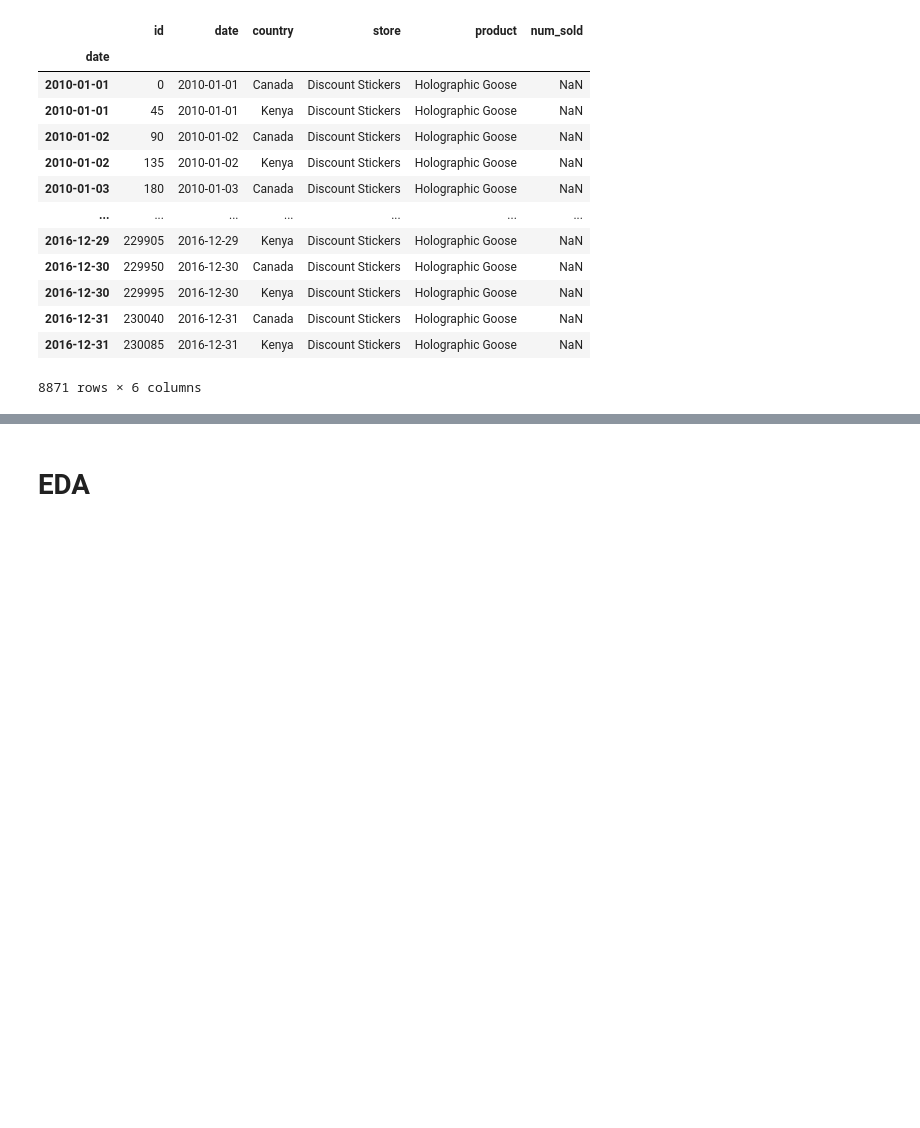
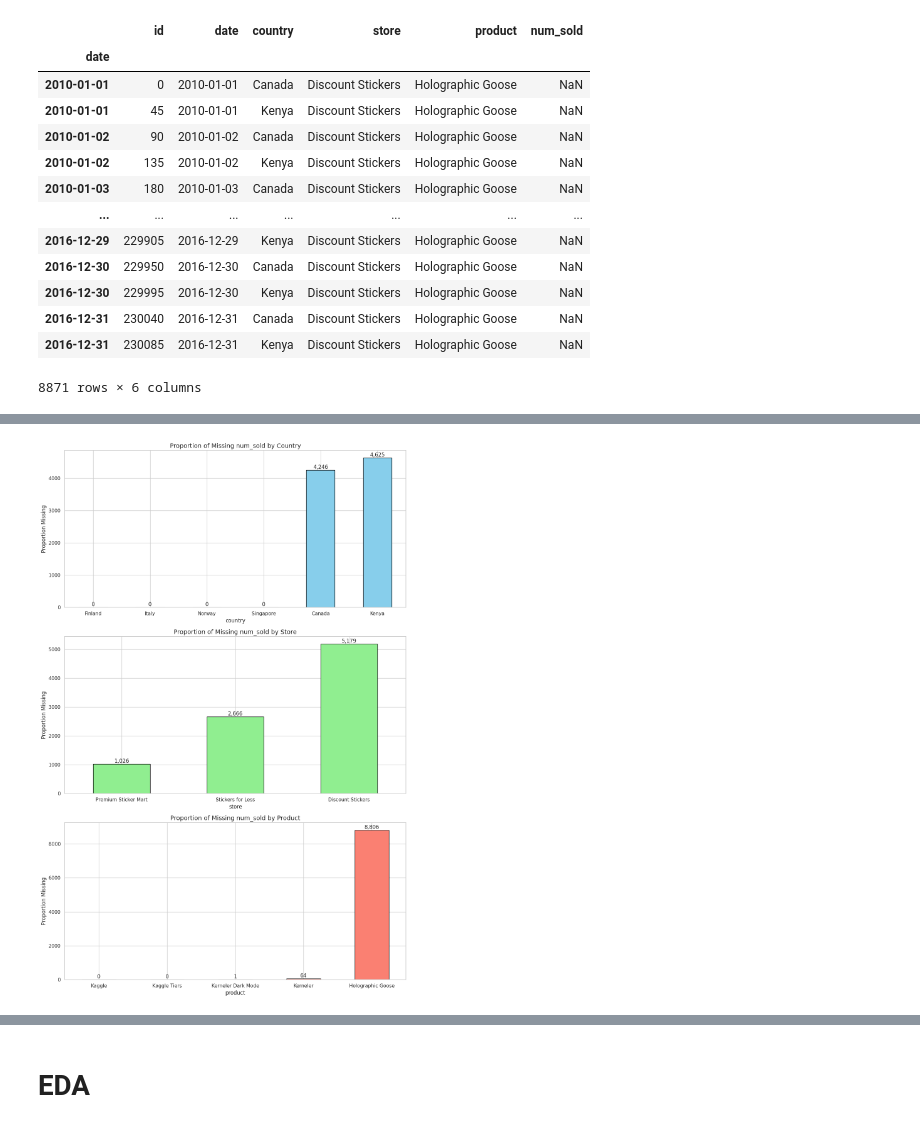
Before and after one commit to ROUSenghak/kaggle_Sales_Forecasting, a Jupyter notebook: FSS_EDA.ipynb, the cells around one changed output, grey strips where cells are left out. Drawn from its saved outputs; the diff is of its cells as text; code cells hidden in the pictures; blank space fills up the shorter version.

```diff
--- a/FSS_EDA.ipynb
+++ b/FSS_EDA.ipynb
@@ -95,3 +95,7 @@ null_data
 | 2016-12-31 | 230040 | 2016-12-31 | Canada | Discount Stickers | Holographic Goose | NaN |
 | 2016-12-31 | 230085 | 2016-12-31 | Kenya | Discount Stickers | Holographic Goose | NaN |
 8871 rows × 6 columns
+# %%
+train_df['missing_num_sold'] = train_df['num_sold'].isnull()
+
+train_df.head()
@@ -98,3 +110,41 @@ null_data
+# %%
+missing_by_country = train_df.groupby('country')['missing_num_sold'].sum()
+missing_by_store = train_df.groupby('store')['missing_num_sold'].sum()
+missing_by_product = train_df.groupby('product')['missing_num_sold'].sum()
+
+fig, axes = plt.subplots(3, 1, figsize=(12, 18), sharex=False)
+
+def annotate_bars(ax):
+    for p in ax.patches:
+        ax.annotate(f'{p.get_height():,.0f}',
+                    (p.get_x() + p.get_width() / 2., p.get_height()),
+                    ha='center', va='bottom')
+
+# Missingness by country
+ax0 = missing_by_country.sort_values().plot(kind='bar', ax=axes[0], color='skyblue', edgecolor='black')
+axes[0].set_title('Proportion of Missing num_sold by Country', fontsize=14)
+axes[0].set_ylabel('Proportion Missing')
+annotate_bars(axes[0])
+axes[0].tick_params(axis='x', rotation=0)
+
+# Missingness by store
+ax1 = missing_by_store.sort_values().plot(kind='bar', ax=axes[1], color='lightgreen', edgecolor='black')
+axes[1].set_title('Proportion of Missing num_sold by Store', fontsize=14)
+axes[1].set_ylabel('Proportion Missing')
+annotate_bars(axes[1])
+axes[1].tick_params(axis='x', rotation=0)
+
+# Missingness by product
+ax2 = missing_by_product.sort_values().plot(kind='bar', ax=axes[2], color='salmon', edgecolor='black')
+axes[2].set_title('Proportion of Missing num_sold by Product', fontsize=14)
+axes[2].set_ylabel('Proportion Missing')
+annotate_bars(axes[2])
+axes[2].tick_params(axis='x', rotation=0)
+
+plt.tight_layout()
+plt.show()
+# %% [output]
+[figure, added]
 # %%
 train_df['num_sold'].fillna(0, inplace=True)
 train_df.isnull().sum()
```
Also changed, not shown: parts of 2 cells of this notebook.
